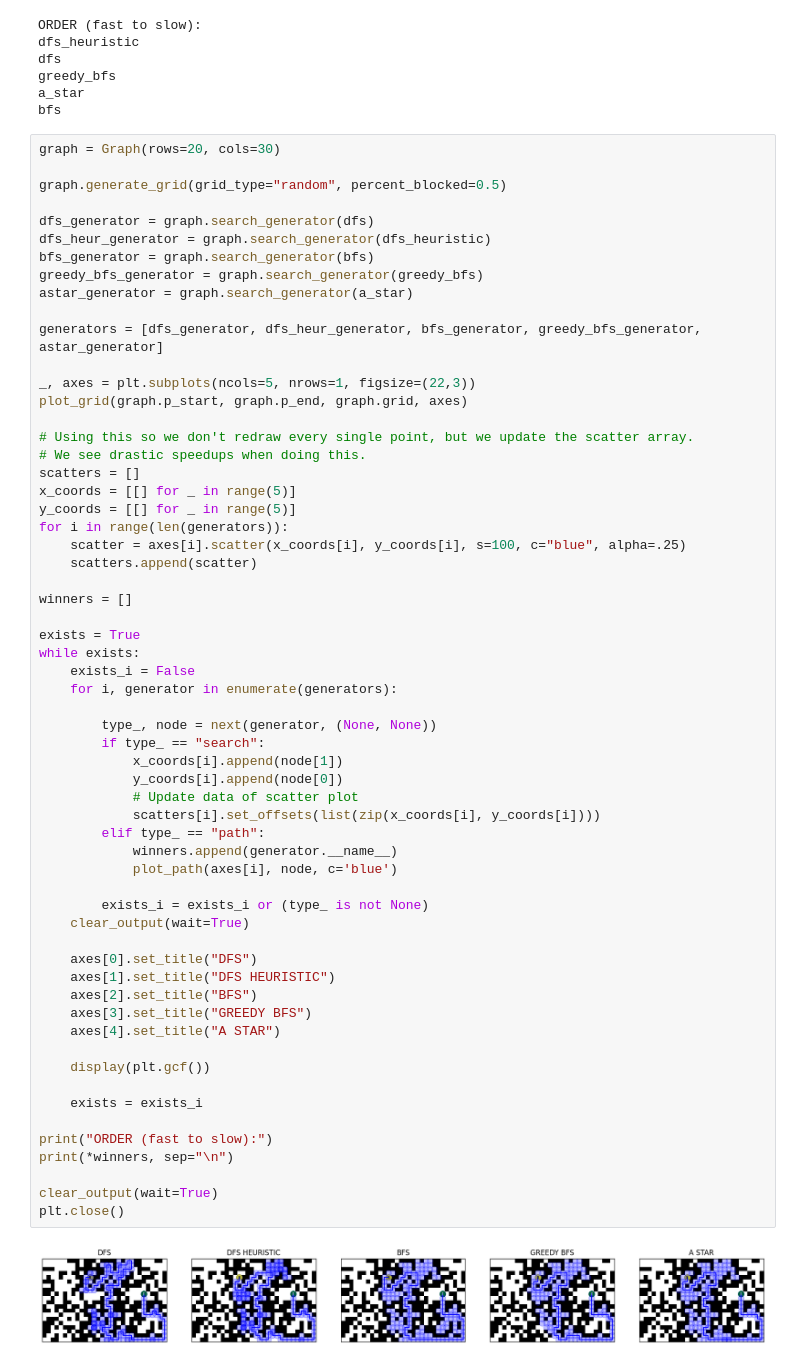
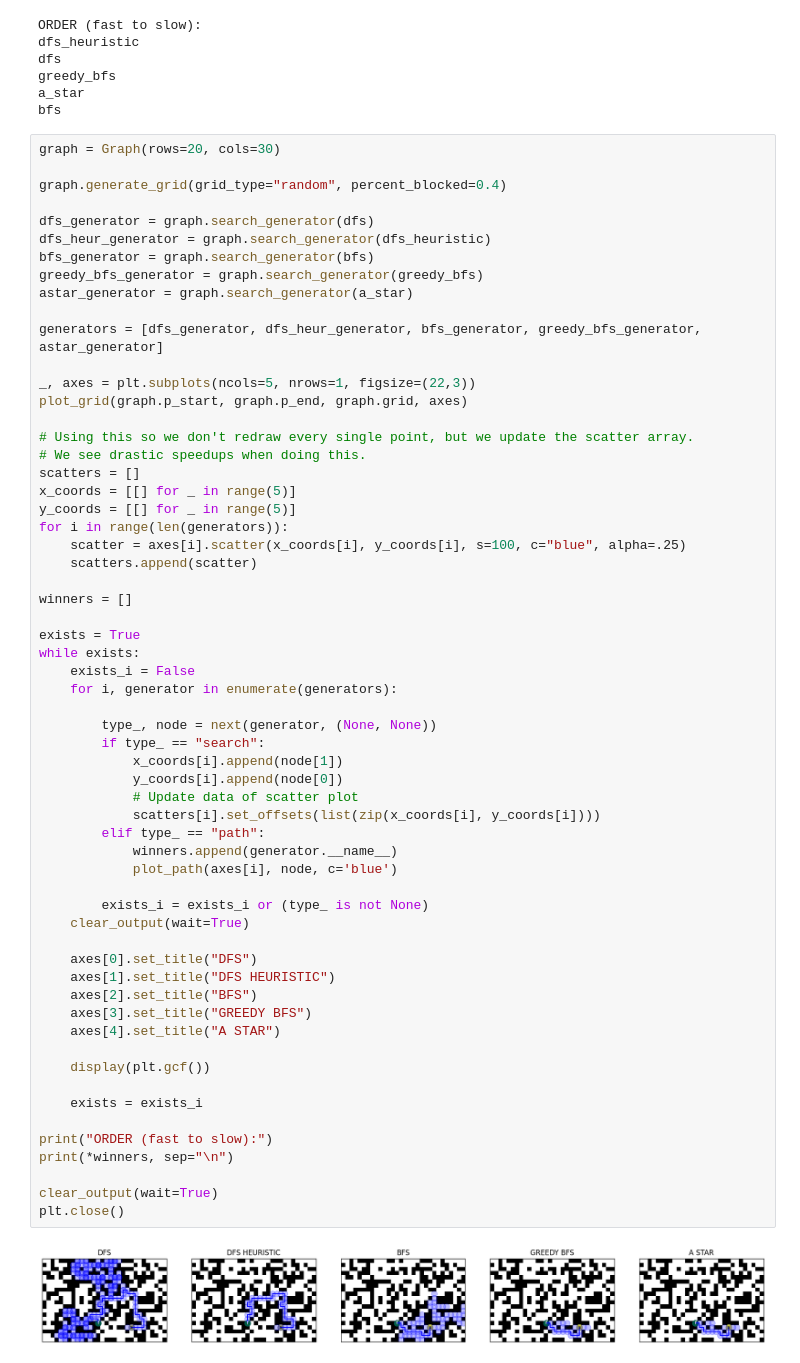
Before and after one commit to petersim1/pathfinding, a Jupyter notebook: exploration.ipynb, the cells around one changed output. Drawn from its saved outputs; the diff is of its cells as text.

```diff
--- a/exploration.ipynb
+++ b/exploration.ipynb
@@ -1109,7 +1311,7 @@ bfs
 # %%
 graph = Graph(rows=20, cols=30)
 
-graph.generate_grid(grid_type="random", percent_blocked=0.5)
+graph.generate_grid(grid_type="random", percent_blocked=0.4)
 
 dfs_generator = graph.search_generator(dfs)
 dfs_heur_generator = graph.search_generator(dfs_heuristic)
@@ -1140,32 +1342,32 @@ while exists:
 
         type_, node = next(generator, (None, None))
         if type_ == "search":
             x_coords[i].append(node[1])
             y_coords[i].append(node[0])
             # Update data of scatter plot
             scatters[i].set_offsets(list(zip(x_coords[i], y_coords[i])))
         elif type_ == "path":
             winners.append(generator.__name__)
             plot_path(axes[i], node, c='blue')
 
         exists_i = exists_i or (type_ is not None)
     clear_output(wait=True)
 
     axes[0].set_title("DFS")
     axes[1].set_title("DFS HEURISTIC")
     axes[2].set_title("BFS")
     axes[3].set_title("GREEDY BFS")
     axes[4].set_title("A STAR")
 
     display(plt.gcf())
 
     exists = exists_i
 
 print("ORDER (fast to slow):")
 print(*winners, sep="\n")
 
 clear_output(wait=True)
 plt.close()
 # %% [output]
-[figure, old version]
+[figure, new version]
 ORDER (fast to slow):
```
Also changed, not shown: parts of 22 cells of this notebook, 3 other files.
